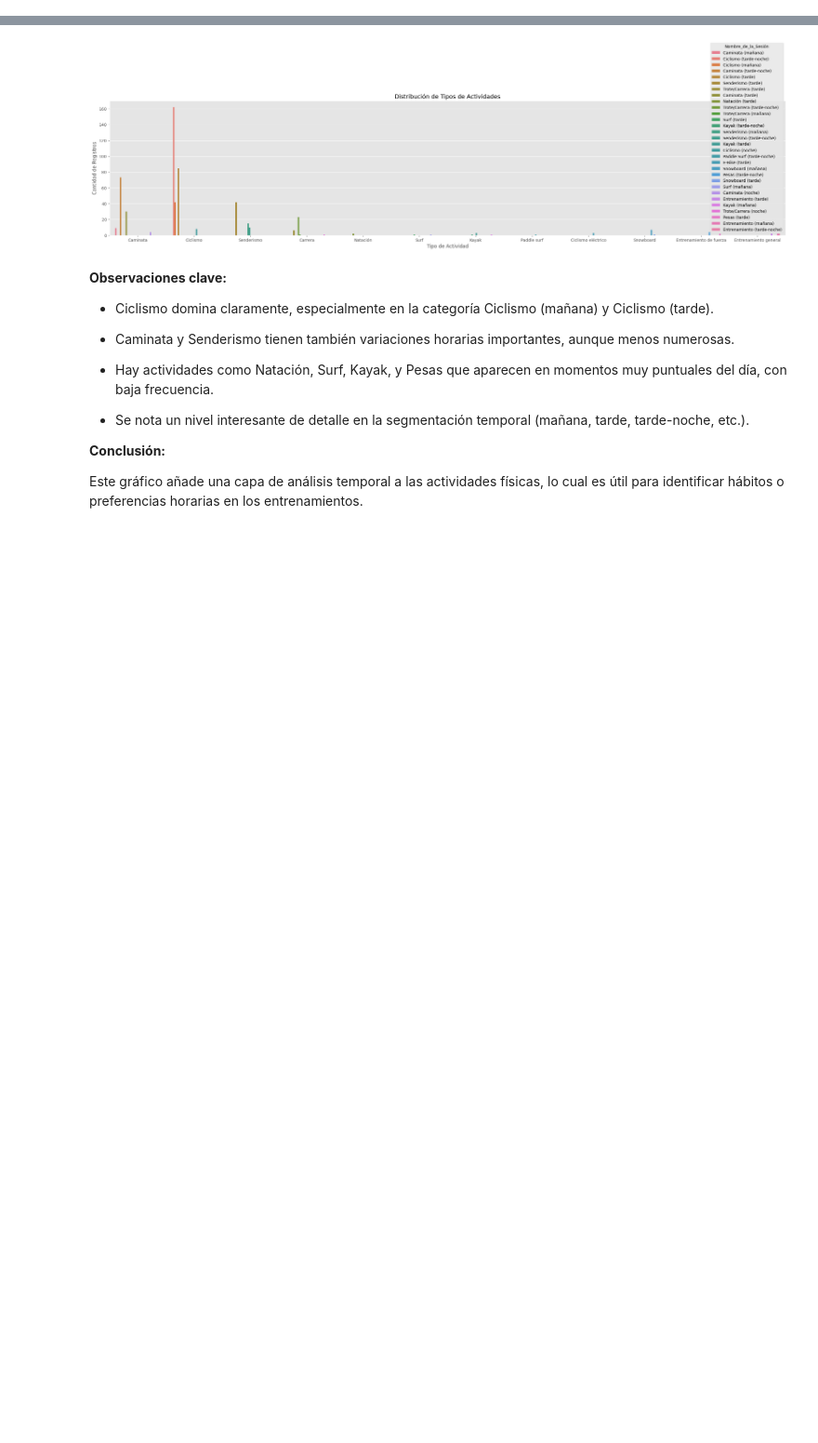
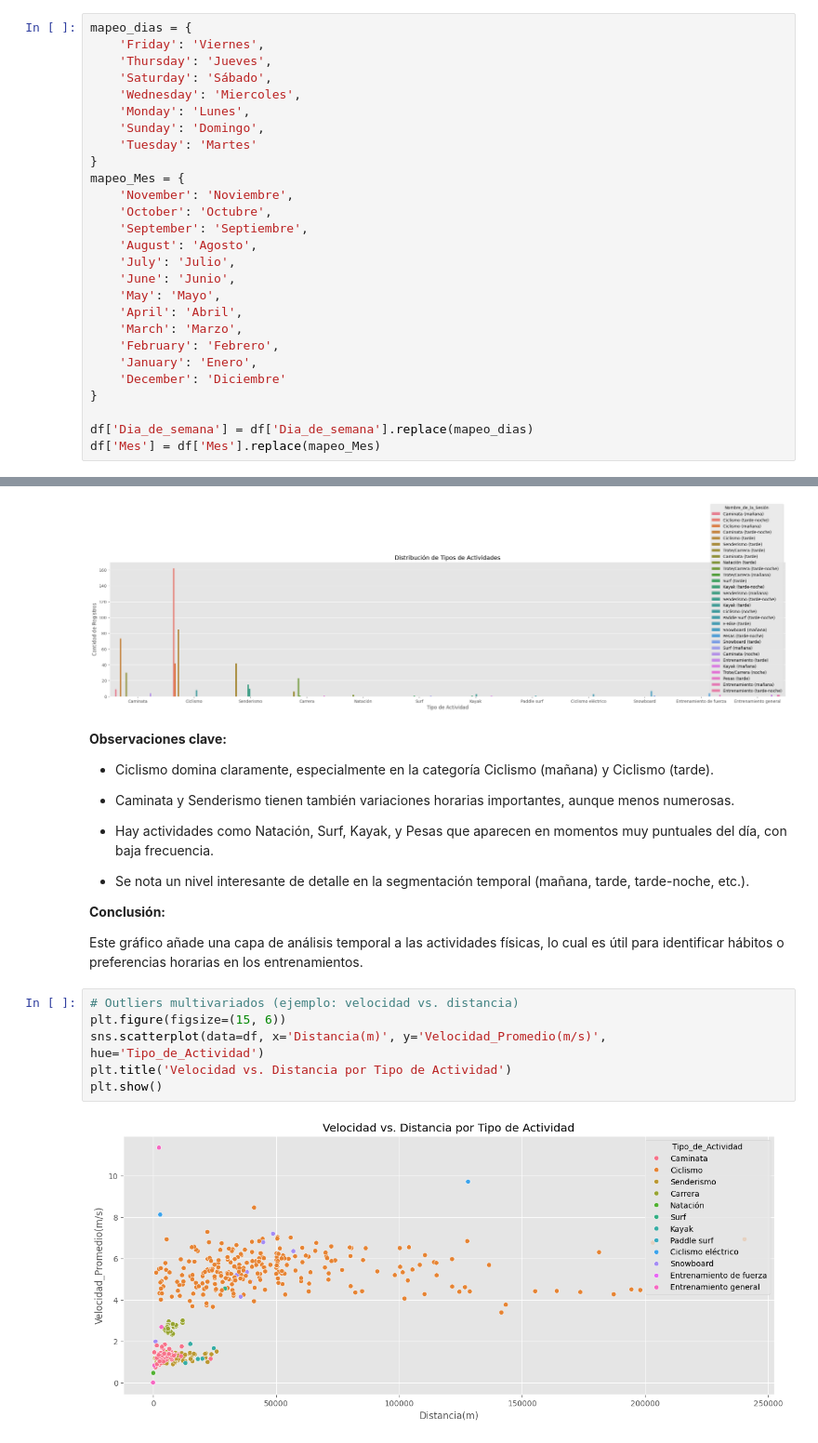
Before and after one commit to Gylla/Proyecto-Integrador, a Jupyter notebook: Proyecto_Strava.ipynb, the cells around one changed output, grey strips where cells are left out. Shown at 93% size. Saved outputs shown, nothing was run; the diff lists cells and outputs as text; blank space fills up the shorter version.

```diff
--- a/Proyecto_Strava.ipynb
+++ b/Proyecto_Strava.ipynb
@@ -403,0 +401,27 @@ df.head()
+# %%
+mapeo_dias = {
+    'Friday': 'Viernes',
+    'Thursday': 'Jueves',
+    'Saturday': 'Sábado',
+    'Wednesday': 'Miercoles',
+    'Monday': 'Lunes',
+    'Sunday': 'Domingo',
+    'Tuesday': 'Martes'
+}
+mapeo_Mes = {
+    'November': 'Noviembre',
+    'October': 'Octubre',
+    'September': 'Septiembre',
+    'August': 'Agosto',
+    'July': 'Julio',
+    'June': 'Junio',
+    'May': 'Mayo',
+    'April': 'Abril',
+    'March': 'Marzo',
+    'February': 'Febrero',
+    'January': 'Enero',
+    'December': 'Diciembre'
+}
+
+df['Dia_de_semana'] = df['Dia_de_semana'].replace(mapeo_dias)
+df['Mes'] = df['Mes'].replace(mapeo_Mes)
@@ -443,3 +473,11 @@ plt.show()
 **Conclusión:**
 
 Este gráfico añade una capa de análisis temporal a las actividades físicas, lo cual es útil para identificar hábitos o preferencias horarias en los entrenamientos.
+# %%
+# Outliers multivariados (ejemplo: velocidad vs. distancia)
+plt.figure(figsize=(15, 6))
+sns.scatterplot(data=df, x='Distancia(m)', y='Velocidad_Promedio(m/s)', hue='Tipo_de_Actividad')
+plt.title('Velocidad vs. Distancia por Tipo de Actividad')
+plt.show()
+# %% [output]
+[figure, added]
```
Also changed, not shown: parts of 14 cells of this notebook.
